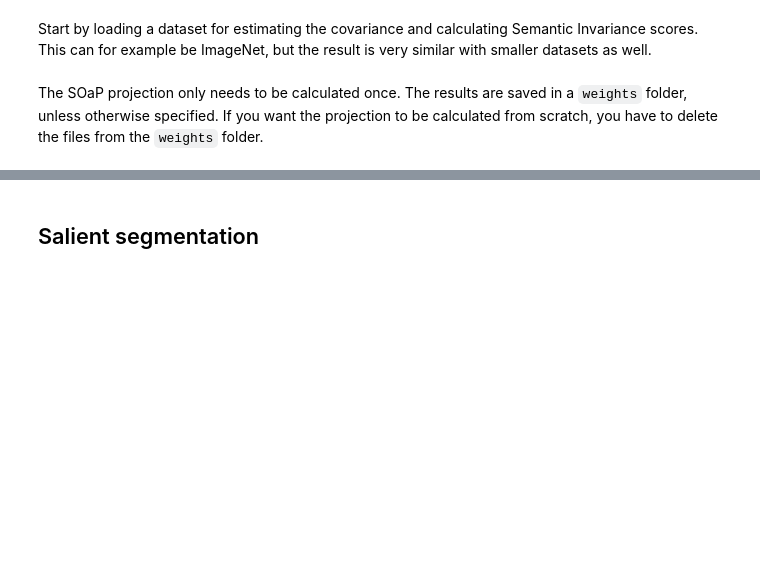
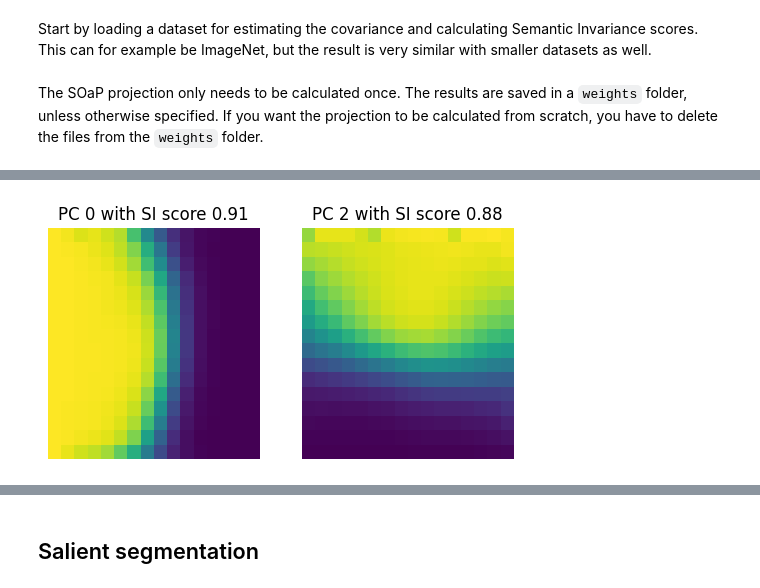
Before and after one commit to martinekbh/soap, a Jupyter notebook: notebook.ipynb, the cells around one changed output, grey strips where cells are left out. Cells and saved outputs as stored; diff of their text form; code cells hidden in the pictures; blank space fills up the shorter version.

```diff
--- a/notebook.ipynb
+++ b/notebook.ipynb
@@ -70,0 +123,10 @@ projector = fit_projector(
+# %%
+# Visualize the average activation of the two principal components with highest SI score
+fig, axs = plt.subplots(1, 2, figsize=(6,3))
+axs[0].imshow(p_data[:,:,sorted_idx[0]].cpu().numpy(), aspect='auto')
+axs[0].set_title(f'PC {sorted_idx[0]} with SI score {sorted_scores[0]:.2f}')
+axs[1].imshow(p_data[:,:,sorted_idx[1]].cpu().numpy(), aspect='auto')
+axs[1].set_title(f'PC {sorted_idx[1]} with SI score {sorted_scores[1]:.2f}')
+for ax in axs: ax.axis('off')
+# %% [output]
+[figure, added]
```
Also changed, not shown: parts of 15 cells of this notebook, 1 other file.
